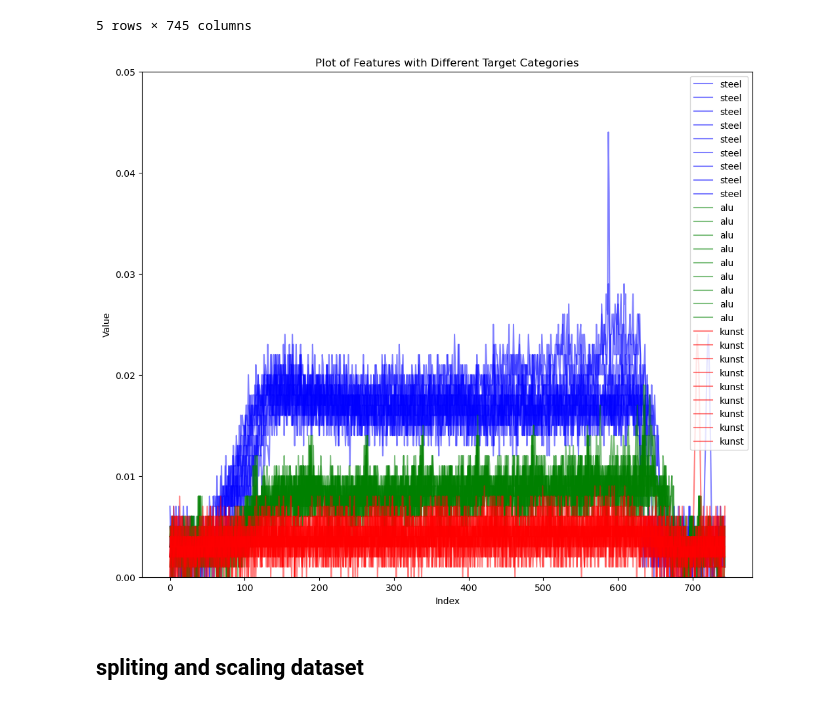
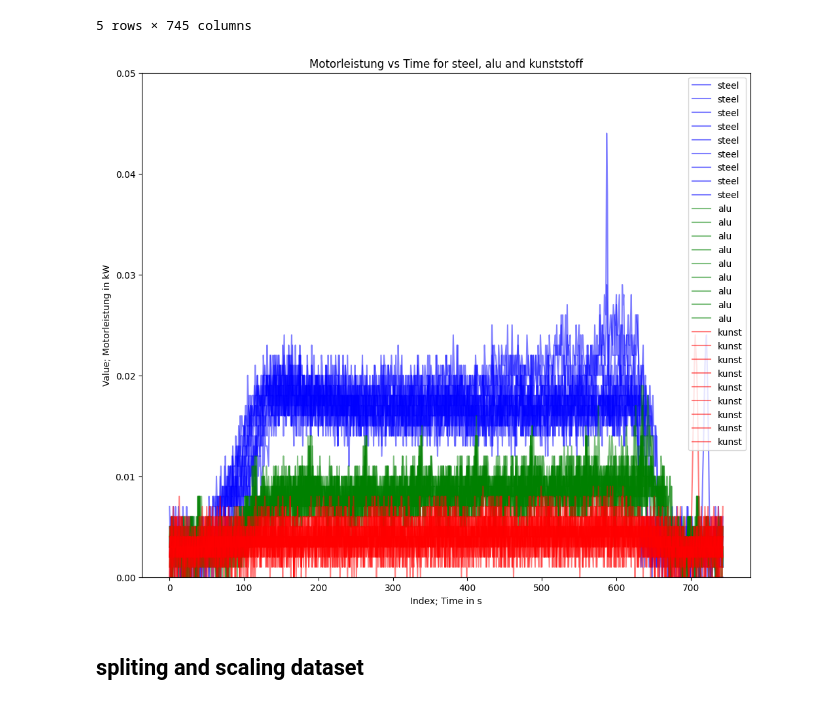
Before and after one commit to aliefe710/dasc, a Jupyter notebook: projekt.ipynb, the cells around one changed output. Drawn from its saved outputs; the diff is of its cells as text; code cells hidden in the pictures.

```diff
--- a/projekt.ipynb
+++ b/projekt.ipynb
@@ -299,37 +310,37 @@ df_a2.head()
 # Define a color map for the targets
 color_map_a2 = {
     'steel': 'blue',
     'alu': 'green',
     'kunst': 'red'
 }
 
 # Create the plot
 plt.figure(figsize=(12, 10))
 plt.ylim(0, 0.05)
 
 # Plot each target category with a different color
 for target_a2, color in color_map_a2.items():
     subset = df_a2[df_a2['target'] == target_a2]
 
     # Loop over each row and plot the values
     for index, row in subset.iterrows():
         x = range(len(row) - 1)  # Exclude the 'target' column for X-axis (using column indices)
         y = row[:-1]  # Exclude the 'target' column for Y-axis (using the actual values)
         plt.plot(x, y, label=target_a2, color=color, alpha=0.5)  # Plot each line with alpha for transparency
 
 # Add labels and a title
-plt.xlabel('Index')  # X-axis label (Index of each vertical line)
-plt.ylabel('Value')  # Y-axis label (Value of each feature)
-plt.title('Plot of Features with Different Target Categories')
+plt.xlabel('Index; Time in s')  # X-axis label (Index of each vertical line)
+plt.ylabel('Value; Motorleistung in kW')  # Y-axis label (Value of each feature)
+plt.title('Motorleistung vs Time for steel, alu and kunststoff')
 
 # Add a legend
 plt.legend(title="Target Categories")
 plt.legend(loc='upper right')  # Move the legend to the upper-right corner
 
 # Show the plot
 plt.show()
 # %% [output]
-[figure, old version]
+[figure, new version]
 # %% [markdown]
 ## spliting and scaling dataset
 # %%
```
Also changed, not shown: parts of 14 cells of this notebook.
